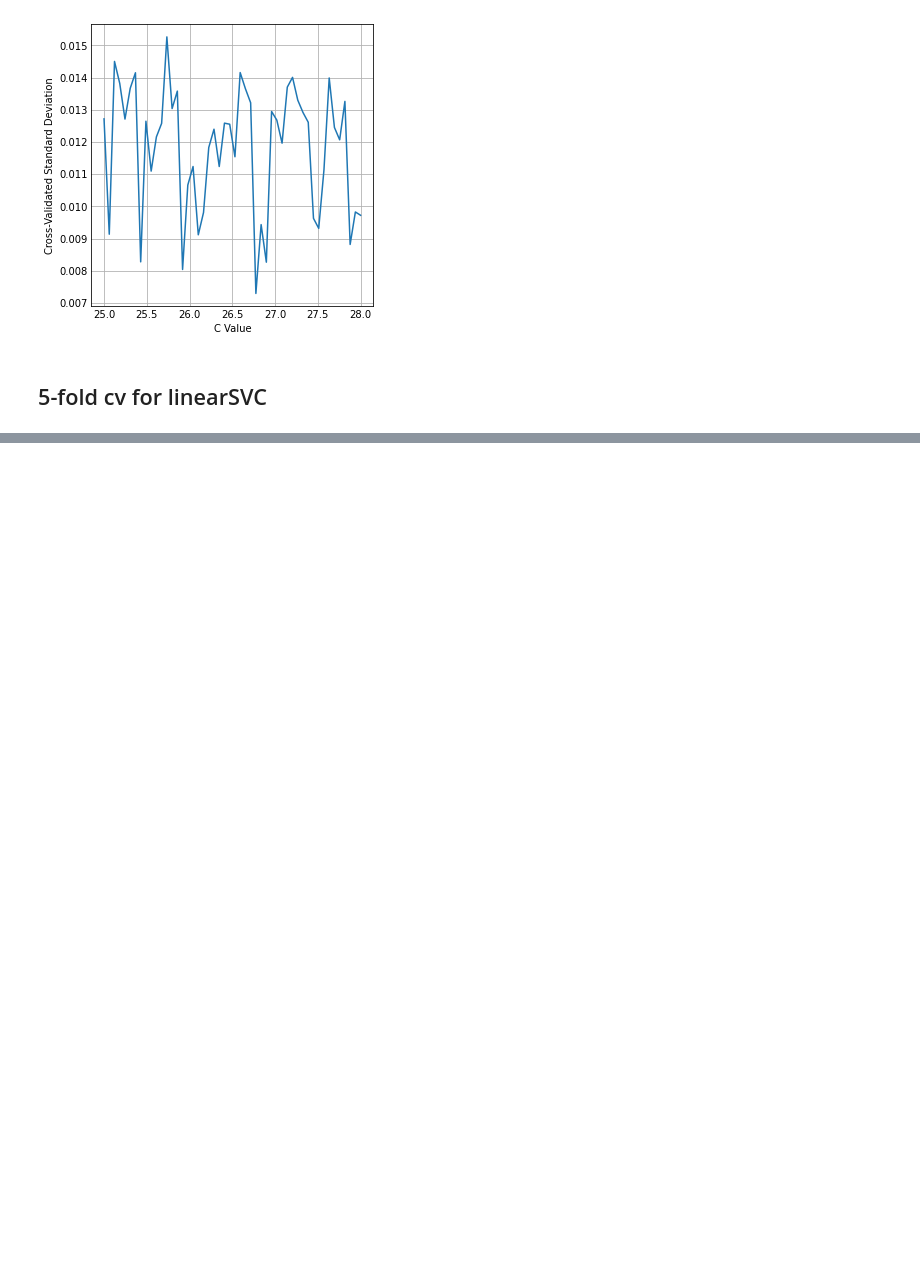
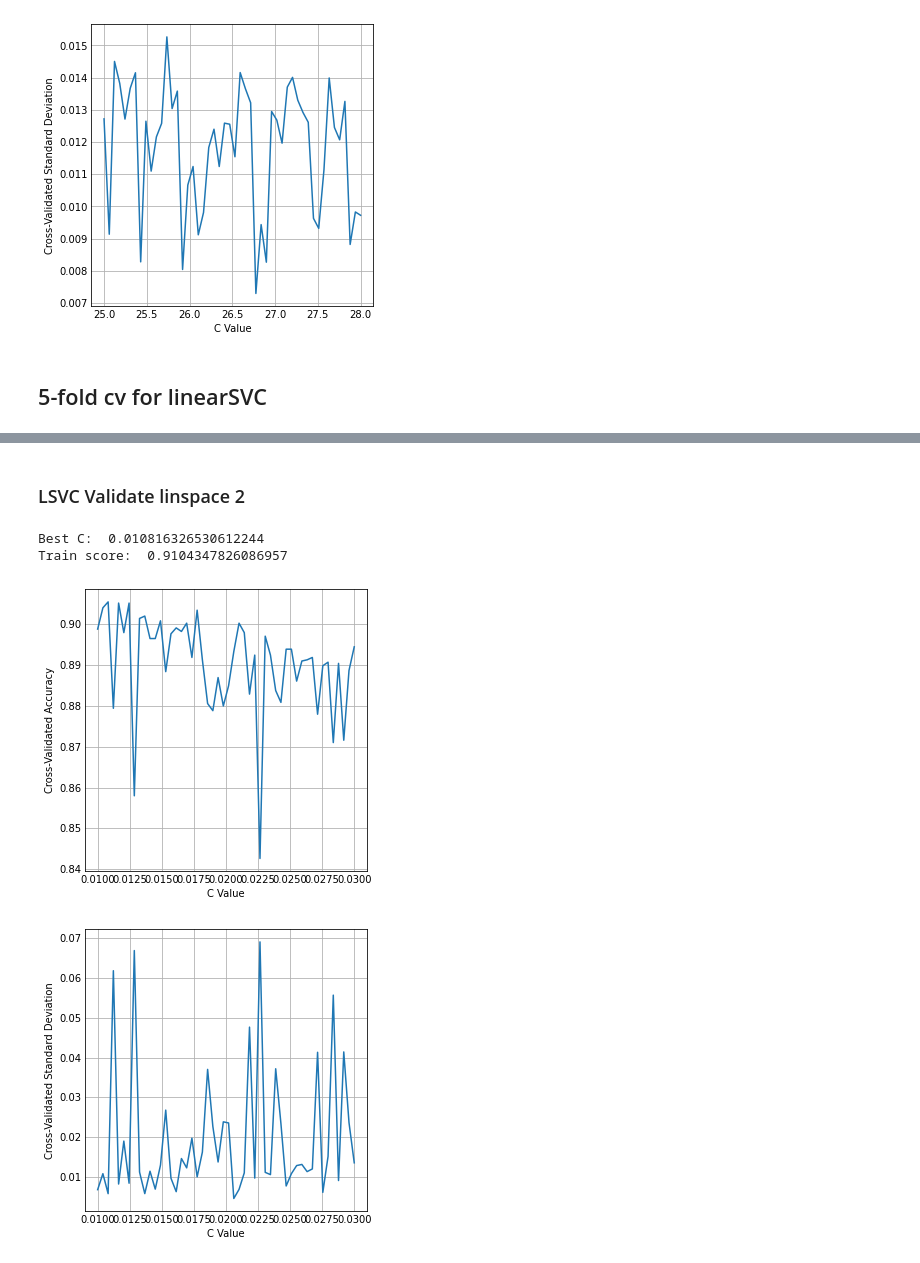
Before and after one commit to jasonmrimer/cse590-machine-learning, a Jupyter notebook: Homework_2.ipynb, the cells around one changed output, grey strips where cells are left out. Saved outputs shown, nothing was run; the diff lists cells and outputs as text; code cells hidden in the pictures; blank space fills up the shorter version.

```diff
--- a/Homework_2.ipynb
+++ b/Homework_2.ipynb
@@ -322,0 +328,9 @@ Linear SVC Testing score: 0.901
+# %% [markdown]
+### LSVC Validate linspace 2
+# %%
+lsvc_explore_and_graph(np.linspace(0.01, 0.03, 50))
+# %% [output]
+Best C:  0.010816326530612244
+Train score:  0.9104347826086957
+[figure, added]
+[figure, added]
```
Also changed, not shown: parts of 8 cells of this notebook.
